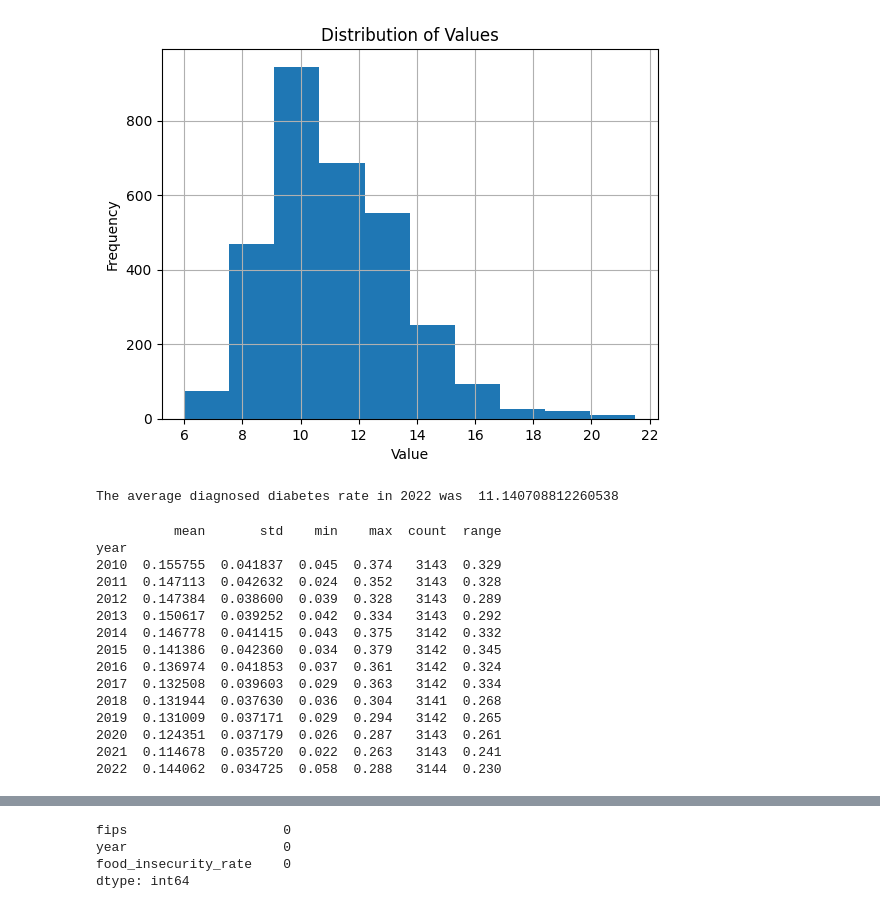
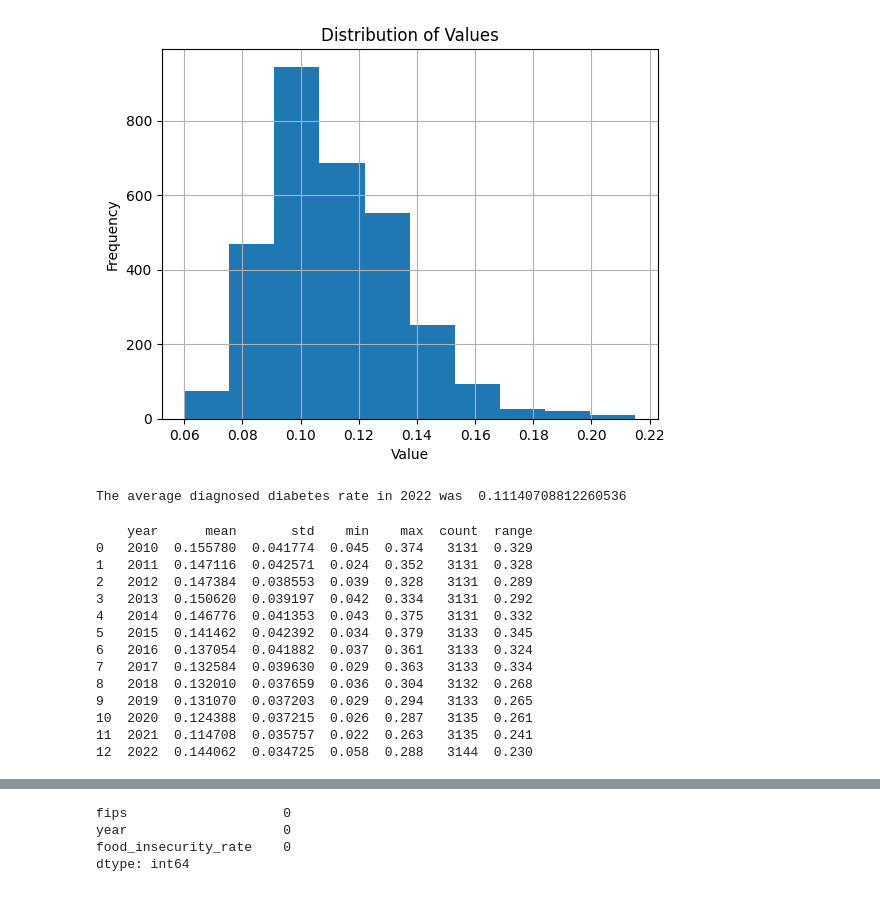
Before and after one commit to rorythanhtran/SNAP-Diabetes-prevalance, a Jupyter notebook: data analysis/initial_analyses.ipynb, the cells around one changed output, grey strips where cells are left out. Saved outputs shown, nothing was run; the diff lists cells and outputs as text; code cells hidden in the pictures.

```diff
--- a/data analysis/initial_analyses.ipynb
+++ b/data analysis/initial_analyses.ipynb
@@ -8,6 +16,6 @@ from sklearn.cluster import KMeans
 # %%
 #Read in merged data
-merged_data = pd.read_csv('SNAP-Diabetes-prevalance/data processing/date_cleaned/merged_data.csv')
+merged_data = pd.read_csv('/Users/juliaesposito/CSYS_5870/Semester_project/all_merged_df.csv')
 # %%
 merged_data.head()
 # %% [output]
@@ -40,3 +66,6 @@ Index(['high_threshold_in_state', 'per_fi_less_or_equal_to_low_threshold',
+# %%
+#Make fips as string
+merged_data['fips'] = merged_data['fips'].astype(str)
 # %%
 #Filter for just one year of data
 merged_data_2018 = merged_data[merged_data['year'] == 2018]
@@ -78,14 +106,14 @@ annual_means
 # %%
-merged_data_2018['diagnosed diabetes among adults'].hist(bins = 10)
+merged_data_2018['diabetes_rate'].hist(bins = 10)
 plt.title('Distribution of Values')
 plt.xlabel('Value')
 plt.ylabel('Frequency')
 plt.show()
 
-print('The average diagnosed diabetes rate in 2022 was ', merged_data_2018['diagnosed diabetes among adults'].mean())
+print('The average diagnosed diabetes rate in 2022 was ', merged_data_2018['diabetes_rate'].mean())
 # %% [output]
-[figure, old version]
+[figure, new version]
-The average diagnosed diabetes rate in 2022 was  11.140708812260538
+The average diagnosed diabetes rate in 2022 was  0.11140708812260536
 # %%
 summary = (
     merged_data.groupby("year")["food_insecurity_rate"]
@@ -96,27 +124,27 @@ summary = (
         max="max",
         count="count"
     )
+    .reset_index()
 )
 
 summary["range"] = summary["max"] - summary["min"]
 
 print(summary)
 # %% [output]
-          mean       std    min    max  count  range
-year
-2010  0.155755  0.041837  0.045  0.374   3143  0.329
-2011  0.147113  0.042632  0.024  0.352   3143  0.328
-2012  0.147384  0.038600  0.039  0.328   3143  0.289
-2013  0.150617  0.039252  0.042  0.334   3143  0.292
-2014  0.146778  0.041415  0.043  0.375   3142  0.332
-2015  0.141386  0.042360  0.034  0.379   3142  0.345
-2016  0.136974  0.041853  0.037  0.361   3142  0.324
-2017  0.132508  0.039603  0.029  0.363   3142  0.334
-2018  0.131944  0.037630  0.036  0.304   3141  0.268
-2019  0.131009  0.037171  0.029  0.294   3142  0.265
-2020  0.124351  0.037179  0.026  0.287   3143  0.261
-2021  0.114678  0.035720  0.022  0.263   3143  0.241
-2022  0.144062  0.034725  0.058  0.288   3144  0.230
+    year      mean       std    min    max  count  range
+0   2010  0.155780  0.041774  0.045  0.374   3131  0.329
+1   2011  0.147116  0.042571  0.024  0.352   3131  0.328
+2   2012  0.147384  0.038553  0.039  0.328   3131  0.289
+3   2013  0.150620  0.039197  0.042  0.334   3131  0.292
+4   2014  0.146776  0.041353  0.043  0.375   3131  0.332
+5   2015  0.141462  0.042392  0.034  0.379   3133  0.345
+6   2016  0.137054  0.041882  0.037  0.361   3133  0.324
+7   2017  0.132584  0.039630  0.029  0.363   3133  0.334
+8   2018  0.132010  0.037659  0.036  0.304   3132  0.268
+9   2019  0.131070  0.037203  0.029  0.294   3133  0.265
+10  2020  0.124388  0.037215  0.026  0.287   3135  0.261
+11  2021  0.114708  0.035757  0.022  0.263   3135  0.241
+12  2022  0.144062  0.034725  0.058  0.288   3144  0.230
 # %%
 summary["mean"].plot(kind = "line")
 # %% [output]
```
Also changed, not shown: parts of 54 cells of this notebook.
